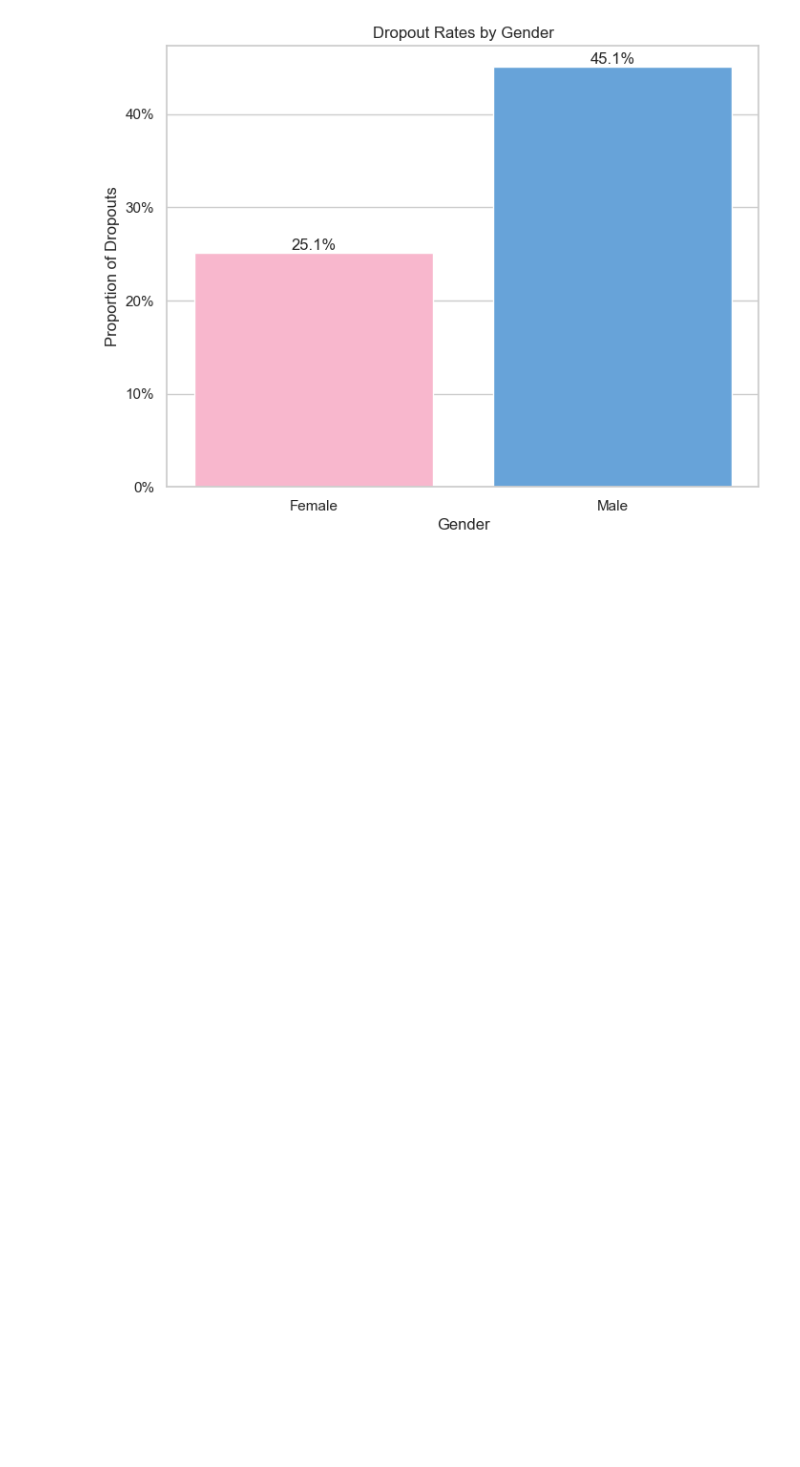
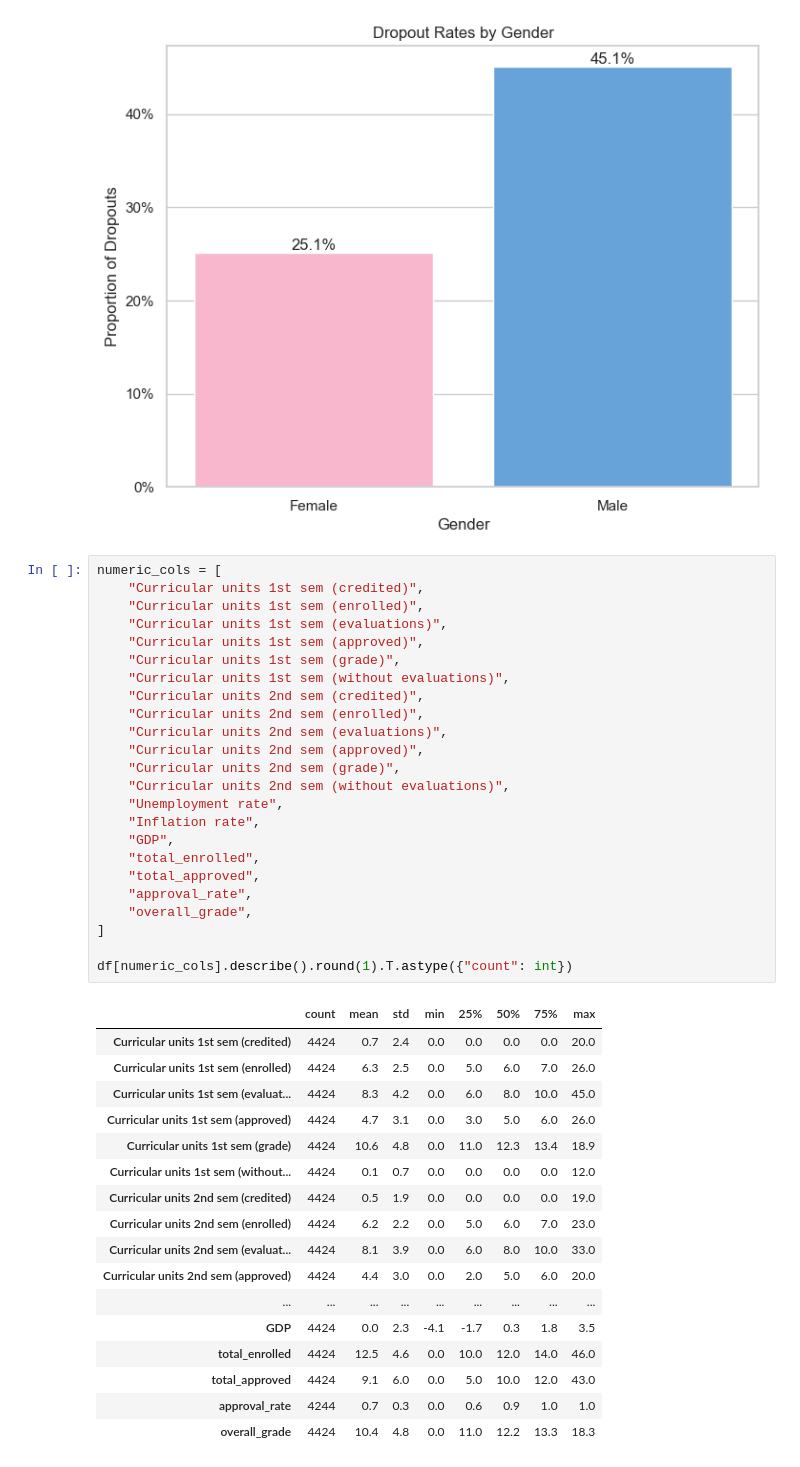
Before and after one commit to moshemoshe137/BDA-550, a Jupyter notebook: Module 4 Insights, Solution Development, and Innovation/Module 4 Final Project Assignment 3 – First Draft - Project Group.ipynb, the cells around one changed output. Saved outputs shown, nothing was run; the diff lists cells and outputs as text; blank space fills up the shorter version.

```diff
--- a/Module 4 Insights, Solution Development, and Innovation/Module 4 Final Project Assignment 3 – First Draft - Project Group.ipynb
+++ b/Module 4 Insights, Solution Development, and Innovation/Module 4 Final Project Assignment 3 – First Draft - Project Group.ipynb
@@ -185,3 +191,45 @@ ax.grid(axis="x")
 ax.yaxis.set_major_formatter("{:.0%}".format)
 # %% [output]
 [figure]
+# %%
+numeric_cols = [
+    "Curricular units 1st sem (credited)",
+    "Curricular units 1st sem (enrolled)",
+    "Curricular units 1st sem (evaluations)",
+    "Curricular units 1st sem (approved)",
+    "Curricular units 1st sem (grade)",
+    "Curricular units 1st sem (without evaluations)",
+    "Curricular units 2nd sem (credited)",
+    "Curricular units 2nd sem (enrolled)",
+    "Curricular units 2nd sem (evaluations)",
+    "Curricular units 2nd sem (approved)",
+    "Curricular units 2nd sem (grade)",
+    "Curricular units 2nd sem (without evaluations)",
+    "Unemployment rate",
+    "Inflation rate",
+    "GDP",
+    "total_enrolled",
+    "total_approved",
+    "approval_rate",
+    "overall_grade",
+]
+
+df[numeric_cols].describe().round(1).T.astype({"count": int})
+# %% [output]
+|  | count | mean | std | min | 25% | 50% | 75% | max |
+| Curricular units 1st sem (credited) | 4424 | 0.7 | 2.4 | 0.0 | 0.0 | 0.0 | 0.0 | 20.0 |
+| Curricular units 1st sem (enrolled) | 4424 | 6.3 | 2.5 | 0.0 | 5.0 | 6.0 | 7.0 | 26.0 |
+| Curricular units 1st sem (evaluat... | 4424 | 8.3 | 4.2 | 0.0 | 6.0 | 8.0 | 10.0 | 45.0 |
+| Curricular units 1st sem (approved) | 4424 | 4.7 | 3.1 | 0.0 | 3.0 | 5.0 | 6.0 | 26.0 |
+| Curricular units 1st sem (grade) | 4424 | 10.6 | 4.8 | 0.0 | 11.0 | 12.3 | 13.4 | 18.9 |
+| Curricular units 1st sem (without... | 4424 | 0.1 | 0.7 | 0.0 | 0.0 | 0.0 | 0.0 | 12.0 |
+| Curricular units 2nd sem (credited) | 4424 | 0.5 | 1.9 | 0.0 | 0.0 | 0.0 | 0.0 | 19.0 |
+| Curricular units 2nd sem (enrolled) | 4424 | 6.2 | 2.2 | 0.0 | 5.0 | 6.0 | 7.0 | 23.0 |
+| Curricular units 2nd sem (evaluat... | 4424 | 8.1 | 3.9 | 0.0 | 6.0 | 8.0 | 10.0 | 33.0 |
+| Curricular units 2nd sem (approved) | 4424 | 4.4 | 3.0 | 0.0 | 2.0 | 5.0 | 6.0 | 20.0 |
+| ... | ... | ... | ... | ... | ... | ... | ... | ... |
+| GDP | 4424 | 0.0 | 2.3 | -4.1 | -1.7 | 0.3 | 1.8 | 3.5 |
+| total_enrolled | 4424 | 12.5 | 4.6 | 0.0 | 10.0 | 12.0 | 14.0 | 46.0 |
+| total_approved | 4424 | 9.1 | 6.0 | 0.0 | 5.0 | 10.0 | 12.0 | 43.0 |
+| approval_rate | 4244 | 0.7 | 0.3 | 0.0 | 0.6 | 0.9 | 1.0 | 1.0 |
+| overall_grade | 4424 | 10.4 | 4.8 | 0.0 | 11.0 | 12.2 | 13.3 | 18.3 |
```
Also changed, not shown: parts of 5 cells of this notebook.
